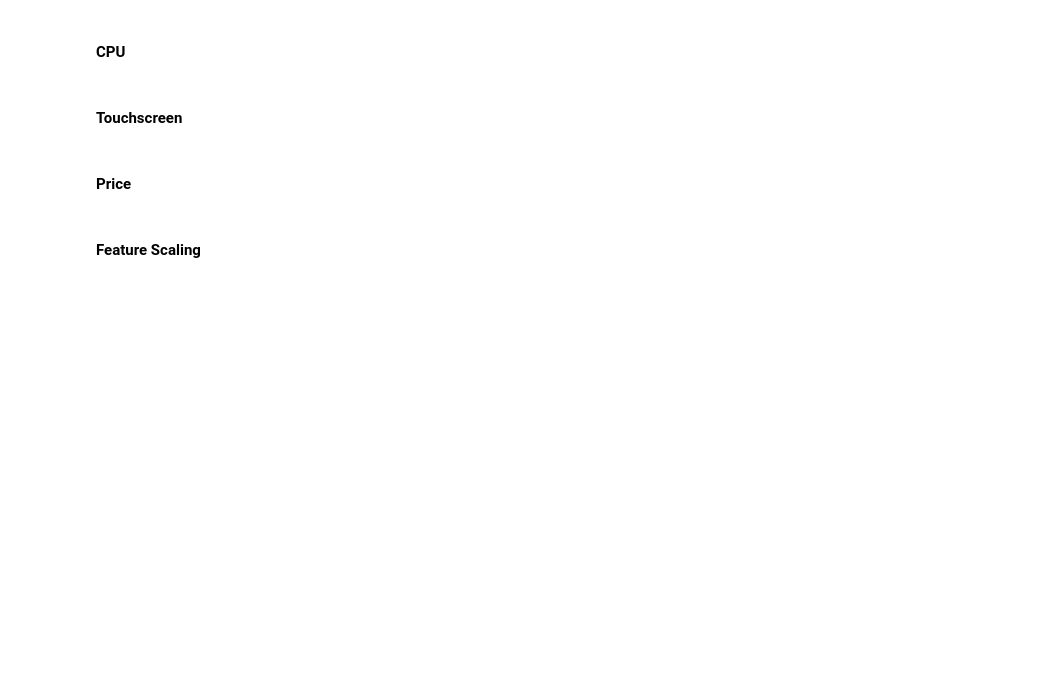
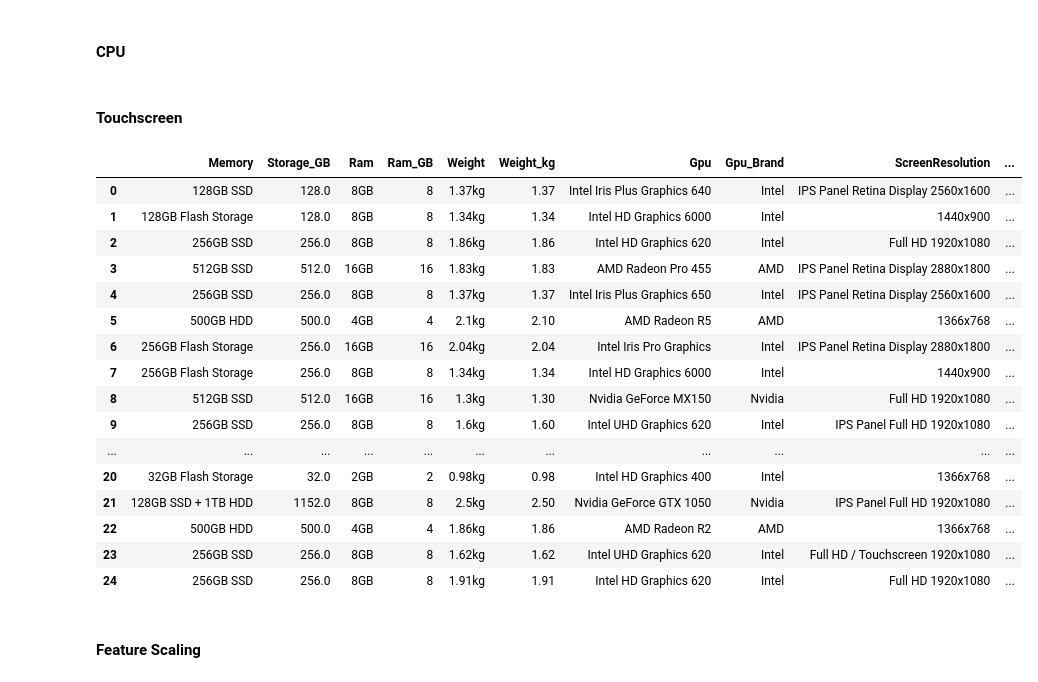
Before and after one commit to FTDS-assignment-bay/p2-ftds-final-project-ftds-038-hck-group-001, a Jupyter notebook: Data_Science_Laptop_Recommendation.ipynb, the cells around one changed output. Cells and saved outputs as stored; diff of their text form; code cells hidden in the pictures; blank space fills up the shorter version.

```diff
--- a/Data_Science_Laptop_Recommendation.ipynb
+++ b/Data_Science_Laptop_Recommendation.ipynb
@@ -156,5 +136,3 @@ df['Cpu_Tier']  = df['Cpu'].apply(get_cpu_tier)
 #### Touchscreen
 # %%
 df['Touchscreen'] = df['ScreenResolution'].apply(lambda x: 1 if 'Touchscreen' in x else 0)
-# %% [markdown]
-#### Price
@@ -163,3 +139,23 @@ df['Touchscreen'] = df['ScreenResolution'].apply(lambda x: 1 if 'Touchscreen' in
+# %%
+df[['Memory', 'Storage_GB', 'Ram', 'Ram_GB', 'Weight', 'Weight_kg', 'Gpu', 'Gpu_Brand', 'ScreenResolution','Resolution', 'Touchscreen', 'Cpu', 'Cpu_Brand', 'Cpu_Tier']].head(25)
+# %% [output]
+|  | Memory | Storage_GB | Ram | Ram_GB | Weight | Weight_kg | Gpu | Gpu_Brand | ScreenResolution | ... |
+| 0 | 128GB SSD | 128.0 | 8GB | 8 | 1.37kg | 1.37 | Intel Iris Plus Graphics 640 | Intel | IPS Panel Retina Display 2560x1600 | ... |
+| 1 | 128GB Flash Storage | 128.0 | 8GB | 8 | 1.34kg | 1.34 | Intel HD Graphics 6000 | Intel | 1440x900 | ... |
+| 2 | 256GB SSD | 256.0 | 8GB | 8 | 1.86kg | 1.86 | Intel HD Graphics 620 | Intel | Full HD 1920x1080 | ... |
+| 3 | 512GB SSD | 512.0 | 16GB | 16 | 1.83kg | 1.83 | AMD Radeon Pro 455 | AMD | IPS Panel Retina Display 2880x1800 | ... |
+| 4 | 256GB SSD | 256.0 | 8GB | 8 | 1.37kg | 1.37 | Intel Iris Plus Graphics 650 | Intel | IPS Panel Retina Display 2560x1600 | ... |
+| 5 | 500GB HDD | 500.0 | 4GB | 4 | 2.1kg | 2.10 | AMD Radeon R5 | AMD | 1366x768 | ... |
+| 6 | 256GB Flash Storage | 256.0 | 16GB | 16 | 2.04kg | 2.04 | Intel Iris Pro Graphics | Intel | IPS Panel Retina Display 2880x1800 | ... |
+| 7 | 256GB Flash Storage | 256.0 | 8GB | 8 | 1.34kg | 1.34 | Intel HD Graphics 6000 | Intel | 1440x900 | ... |
+| 8 | 512GB SSD | 512.0 | 16GB | 16 | 1.3kg | 1.30 | Nvidia GeForce MX150 | Nvidia | Full HD 1920x1080 | ... |
+| 9 | 256GB SSD | 256.0 | 8GB | 8 | 1.6kg | 1.60 | Intel UHD Graphics 620 | Intel | IPS Panel Full HD 1920x1080 | ... |
+| ... | ... | ... | ... | ... | ... | ... | ... | ... | ... | ... |
+| 20 | 32GB Flash Storage | 32.0 | 2GB | 2 | 0.98kg | 0.98 | Intel HD Graphics 400 | Intel | 1366x768 | ... |
+| 21 | 128GB SSD + 1TB HDD | 1152.0 | 8GB | 8 | 2.5kg | 2.50 | Nvidia GeForce GTX 1050 | Nvidia | IPS Panel Full HD 1920x1080 | ... |
+| 22 | 500GB HDD | 500.0 | 4GB | 4 | 1.86kg | 1.86 | AMD Radeon R2 | AMD | 1366x768 | ... |
+| 23 | 256GB SSD | 256.0 | 8GB | 8 | 1.62kg | 1.62 | Intel UHD Graphics 620 | Intel | Full HD / Touchscreen 1920x1080 | ... |
+| 24 | 256GB SSD | 256.0 | 8GB | 8 | 1.91kg | 1.91 | Intel HD Graphics 620 | Intel | Full HD 1920x1080 | ... |
 # %% [markdown]
 #### Feature Scaling
 # %%
```
Also changed, not shown: parts of 3 cells of this notebook.
